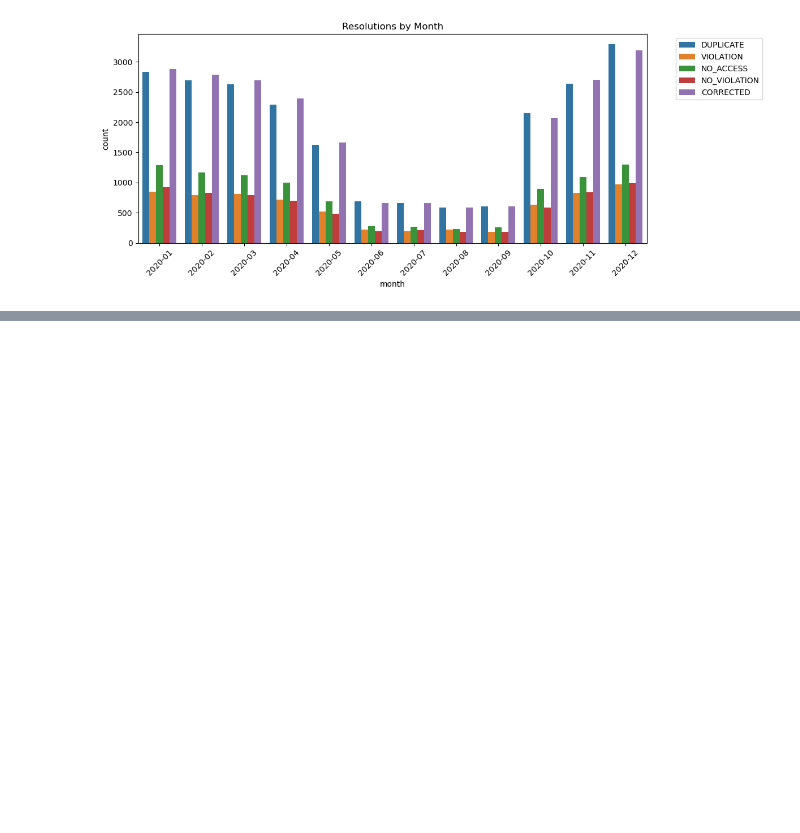
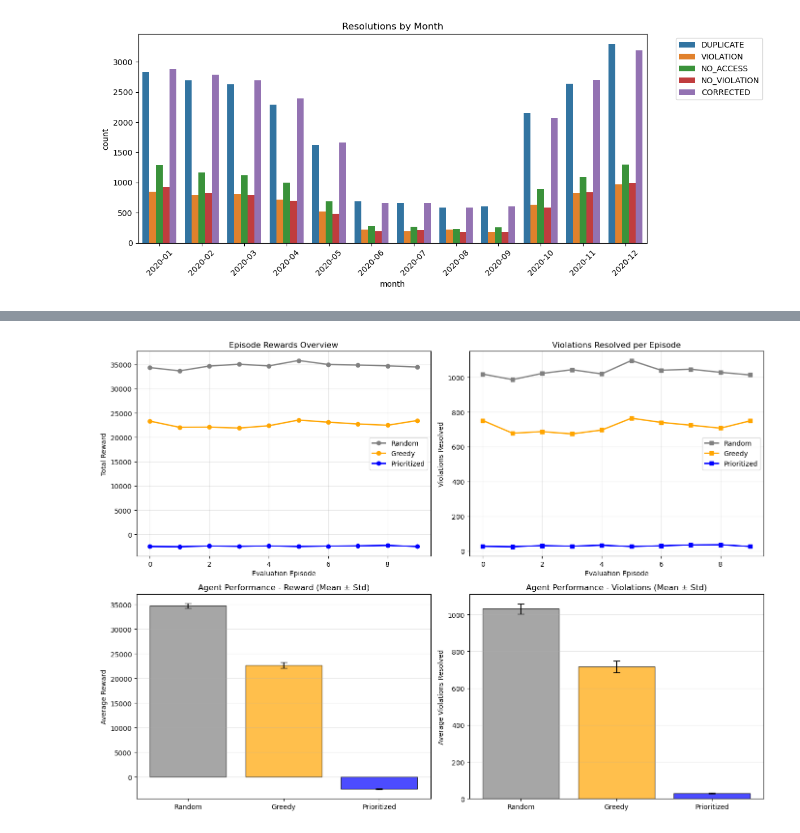
Before and after one commit to zpsheldon/rl-for-housing, a Jupyter notebook: simulation_analysis.ipynb, the cells around one changed output, grey strips where cells are left out. Cells and saved outputs as stored; diff of their text form; code cells hidden in the pictures; blank space fills up the shorter version.

Commit message:
Add rl model training

```diff
--- a/simulation_analysis.ipynb
+++ b/simulation_analysis.ipynb
@@ -130,0 +206,11 @@ plt.show()
+# %%
+# Training Configuration
+
+NUM_EVAL_EPISODES = 10  # Evaluation episodes per agent
+TRAINING_TIMESTEPS = 50000  # Total training timesteps per agent
+YEARS_PER_EPISODE = 0.1  # For random agent evaluation
+
+print("=== Training Configuration ===")
+print(f"Training timesteps per agent: {TRAINING_TIMESTEPS:,}")
+print(f"Evaluation episodes: {NUM_EVAL_EPISODES}")
+print()
@@ -130,0 +264,69 @@ plt.show()
+# %%
+# Agent Comparison and Visualization
+
+# Prepare comparison data
+comparison_df = pd.DataFrame({
+    'Random': {
+        'Avg Reward': np.mean([r['total_reward'] for r in random_results]),
+        'Avg Violations': np.mean([r['violations'] for r in random_results]),
+        'Std Reward': np.std([r['total_reward'] for r in random_results]),
+        'Std Violations': np.std([r['violations'] for r in random_results])
+    },
+    'Prioritized': {
+        'Avg Reward': np.mean([r['total_reward'] for r in dqn_results]),
+        'Avg Violations': np.mean([r['violations'] for r in dqn_results]),
+        'Std Reward': np.std([r['total_reward'] for r in dqn_results]),
+        'Std Violations': np.std([r['violations'] for r in dqn_results])
+    }
+}).T
+
+print("\n=== Agent Comparison (Evaluation Results) ===")
+print(comparison_df.round(2))
+
+# Plotting
+fig, axes = plt.subplots(2, 2, figsize=(14, 10))
+
+# Episode rewards over time
+agents_list = ['Random', 'Greedy', 'Prioritized']
+colors = ['gray', 'orange', 'blue']
+for agent, results, color in zip(agents_list, [random_results, a2c_results, dqn_results], colors):
+    rewards = [r['total_reward'] for r in results]
+    axes[0, 0].plot(rewards, marker='o', label=agent, color=color, linewidth=2)
+axes[0, 0].set_xlabel('Evaluation Episode')
+axes[0, 0].set_ylabel('Total Reward')
+axes[0, 0].set_title('Episode Rewards Overview')
+axes[0, 0].legend()
+axes[0, 0].grid(True, alpha=0.3)
+
+# Violations resolved
+for agent, results, color in zip(agents_list, [random_results, a2c_results, dqn_results], colors):
+    violations = [r['violations'] for r in results]
+    axes[0, 1].plot(violations, marker='s', label=agent, color=color, linewidth=2)
+axes[0, 1].set_xlabel('Evaluation Episode')
+axes[0, 1].set_ylabel('Violations Resolved')
+axes[0, 1].set_title('Violations Resolved per Episode')
+axes[0, 1].legend()
+axes[0, 1].grid(True, alpha=0.3)
+
+# Average reward comparison (bar chart)
+avg_rewards = [comparison_df.loc[agent, 'Avg Reward'] for agent in agents_list]
+std_rewards = [comparison_df.loc[agent, 'Std Reward'] for agent in agents_list]
+axes[1, 0].bar(agents_list, avg_rewards, yerr=std_rewards, capsize=5, color=colors, alpha=0.7, edgecolor='black')
+axes[1, 0].set_ylabel('Average Reward')
+axes[1, 0].set_title('Agent Performance - Reward (Mean ± Std)')
+axes[1, 0].grid(True, alpha=0.3, axis='y')
+
+# Average violations comparison (bar chart)
+avg_violations = [comparison_df.loc[agent, 'Avg Violations'] for agent in agents_list]
+std_violations = [comparison_df.loc[agent, 'Std Violations'] for agent in agents_list]
+axes[1, 1].bar(agents_list, avg_violations, yerr=std_violations, capsize=5, color=colors, alpha=0.7, edgecolor='black')
+axes[1, 1].set_ylabel('Average Violations Resolved')
+axes[1, 1].set_title('Agent Performance - Violations (Mean ± Std)')
+axes[1, 1].grid(True, alpha=0.3, axis='y')
+
+plt.tight_layout()
+plt.savefig('agent_comparison.png', dpi=150, bbox_inches='tight')
+plt.show()
+
+print("\nComparison plot saved as 'agent_comparison.png'")
+# %% [output]
@@ -130,0 +338 @@ plt.show()
+[figure, added]
```
Also changed, not shown: parts of 8 cells of this notebook, 2 other files.
